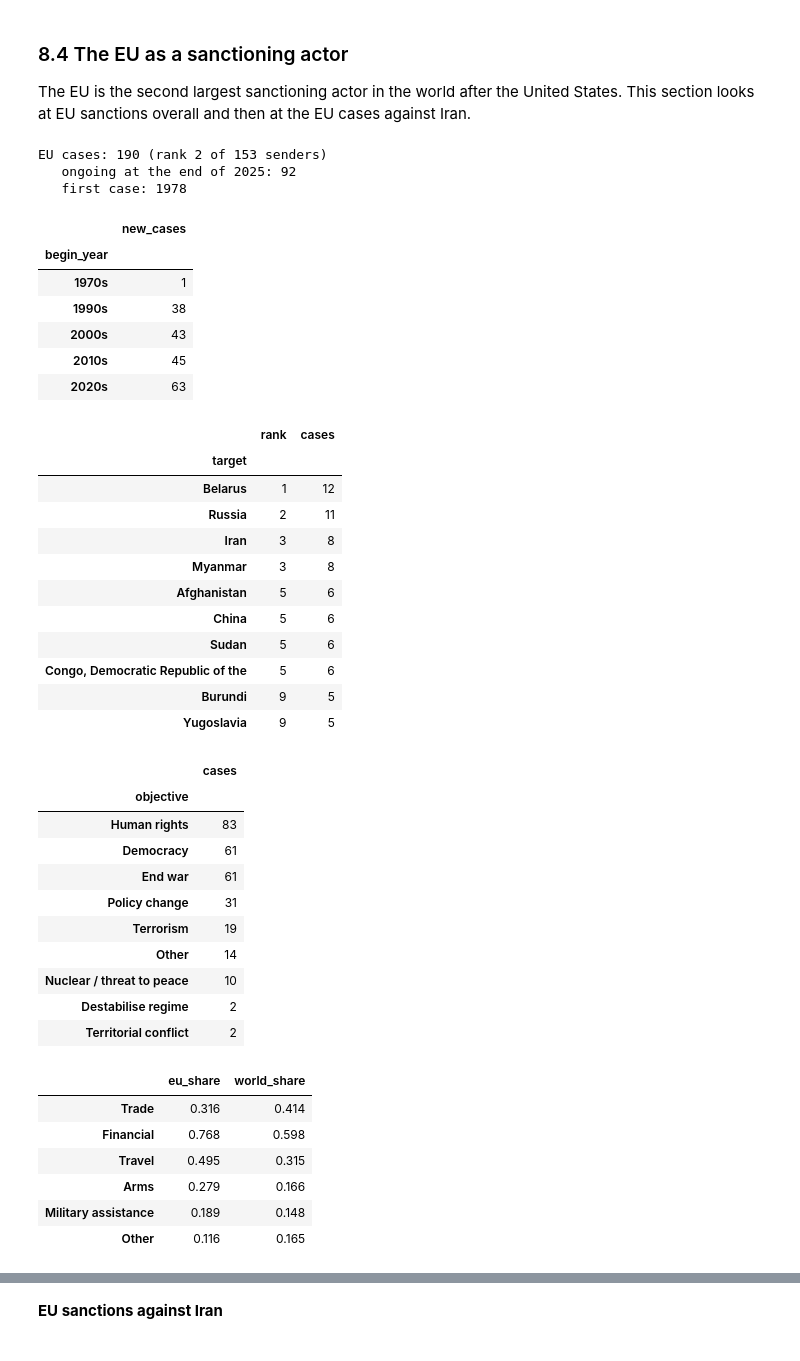
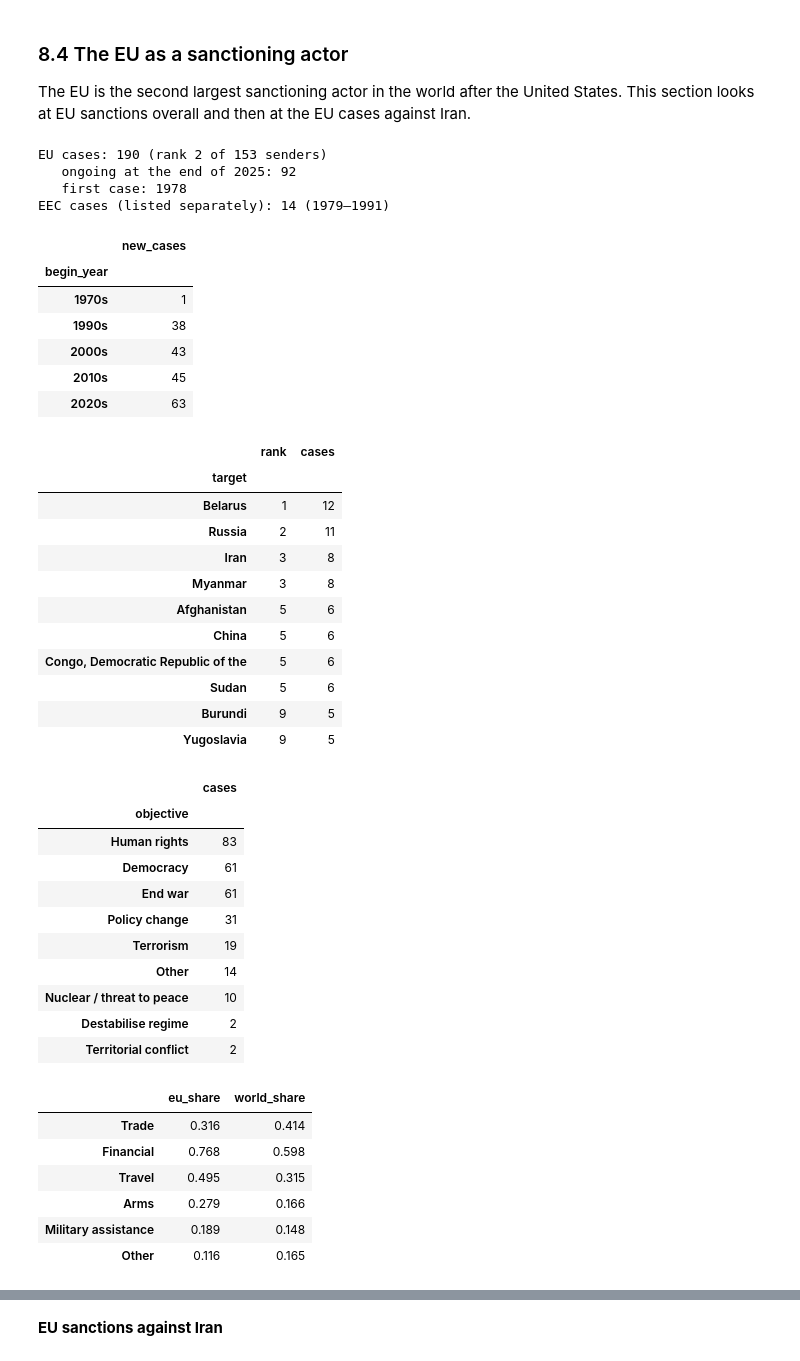
Before and after one commit to Amirhouschang/iran-sanctions-analysis, a Jupyter notebook: iran_sanctions_analysis.ipynb, the cells around one changed output, grey strips where cells are left out. Cells and saved outputs as stored; diff of their text form; code cells hidden in the pictures.

```diff
--- a/iran_sanctions_analysis.ipynb
+++ b/iran_sanctions_analysis.ipynb
@@ -115,6 +116,7 @@ EU_EXITS = {"GBR": 2020}
 HISTORICAL_STATES = {
     "Soviet Union": "RUS", "German Democratic Republic": "DEU",
     "Malaya": "MYS", "South Vietnam": "VNM",
+    "FRY": "SRB",  # Federal Republic of Yugoslavia
 }
 
 # Key events used as reference lines in time charts
@@ -1091,6 +1106,11 @@ eu_cases["ongoing"] = eu_cases["success"].str.contains("ongoing")
 print("EU cases:", len(eu_cases), f"(rank {sender_table.loc['EU', 'rank']} of {len(sender_table)} senders)")
 print("   ongoing at the end of 2025:", eu_cases["ongoing"].sum())
 print("   first case:", eu_cases["begin_year"].min())
+
+# Cases of the EEC, the EU's predecessor, are recorded under a separate sender name
+eec_cases = senders[senders["sender"] == "EEC"].drop_duplicates("case_id")
+print("EEC cases (listed separately):", len(eec_cases),
+      f"({eec_cases['begin_year'].min()}–{eec_cases['begin_year'].max()})")
 
 # New EU cases per decade
 eu_per_decade = eu_cases.groupby(eu_cases["begin_year"] // 10 * 10).size()
@@ -1101,6 +1121,7 @@ display(eu_per_decade.rename("new_cases").to_frame())
 eu_targets = (
     eu_cases.assign(target=eu_cases["sanctioned_state"].apply(split_parties))
     .explode("target")["target"].value_counts()
+    .sort_index().sort_values(ascending=False, kind="stable")  # ties alphabetically
 )
 eu_top_targets = eu_targets.head(10).rename("cases").to_frame()
 eu_top_targets.insert(0, "rank", eu_targets.rank(ascending=False, method="min").astype(int).head(10))
@@ -1134,35 +1155,36 @@ ax.set_ylabel("New cases")
 ax.spines[["top", "right"]].set_visible(False)
 fig.text(
     0.01,
     -0.02,
     "The 2020s cover only 2020–2025. Cases in which the EU acts together with other countries are included.\n"
     + DATA_NOTE_R5,
     fontsize=9,
     va="top",
 )
 plt.tight_layout()
 plt.show()
 # %% [output]
 EU cases: 190 (rank 2 of 153 senders)
    ongoing at the end of 2025: 92
    first case: 1978
+EEC cases (listed separately): 14 (1979–1991)
 |  | new_cases |
 | begin_year |  |
 | 1970s | 1 |
 | 1990s | 38 |
 | 2000s | 43 |
 | 2010s | 45 |
 | 2020s | 63 |
 |  | rank | cases |
 | target |  |  |
 | Belarus | 1 | 12 |
 | Russia | 2 | 11 |
 | Iran | 3 | 8 |
 | Myanmar | 3 | 8 |
 | Afghanistan | 5 | 6 |
 | China | 5 | 6 |
+| Congo, Democratic Republic of the | 5 | 6 |
 | Sudan | 5 | 6 |
-| Congo, Democratic Republic of the | 5 | 6 |
 | Burundi | 9 | 5 |
 | Yugoslavia | 9 | 5 |
 |  | cases |
```
Also changed, not shown: parts of 17 cells of this notebook, 16 other files.
